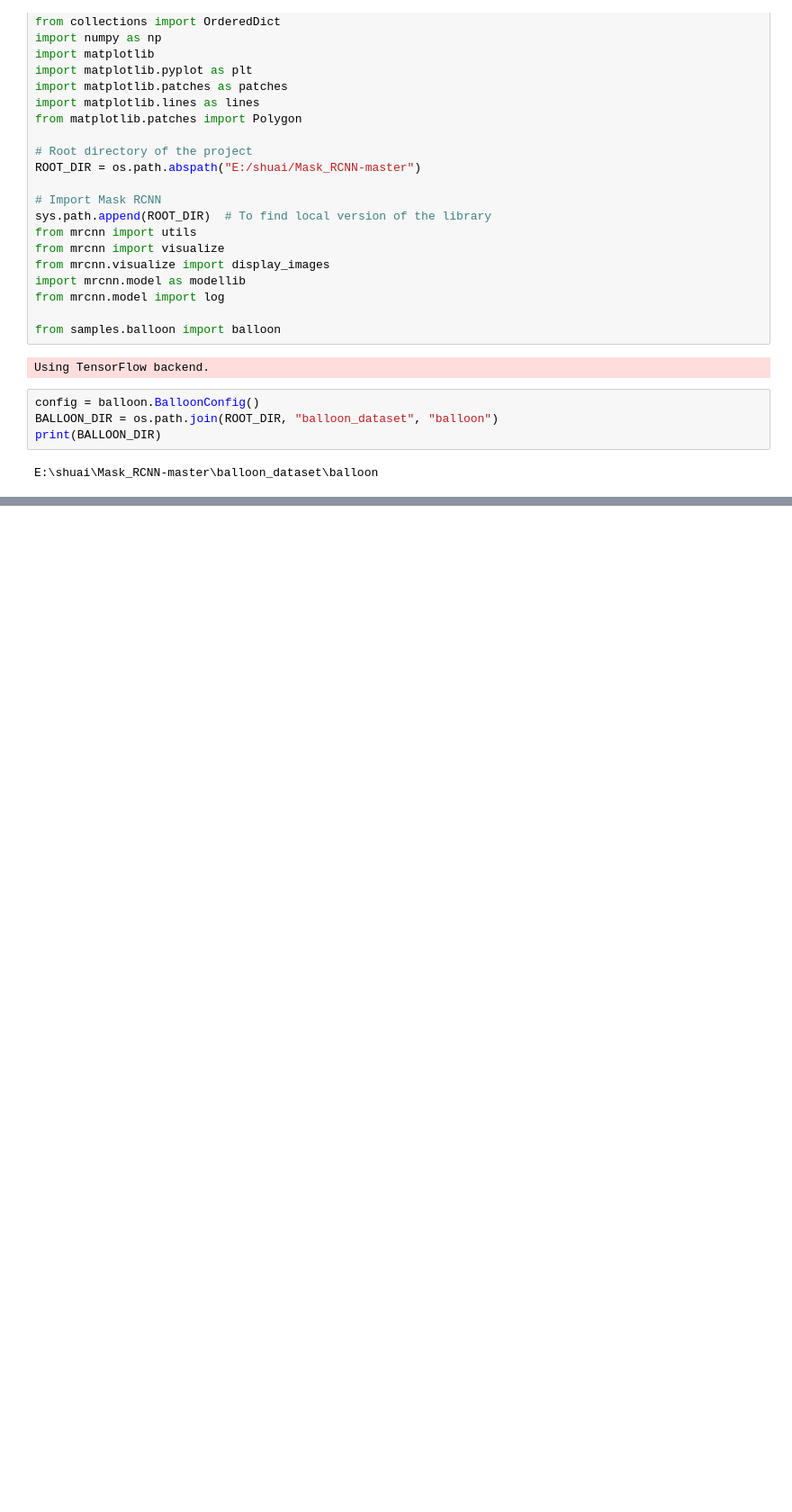
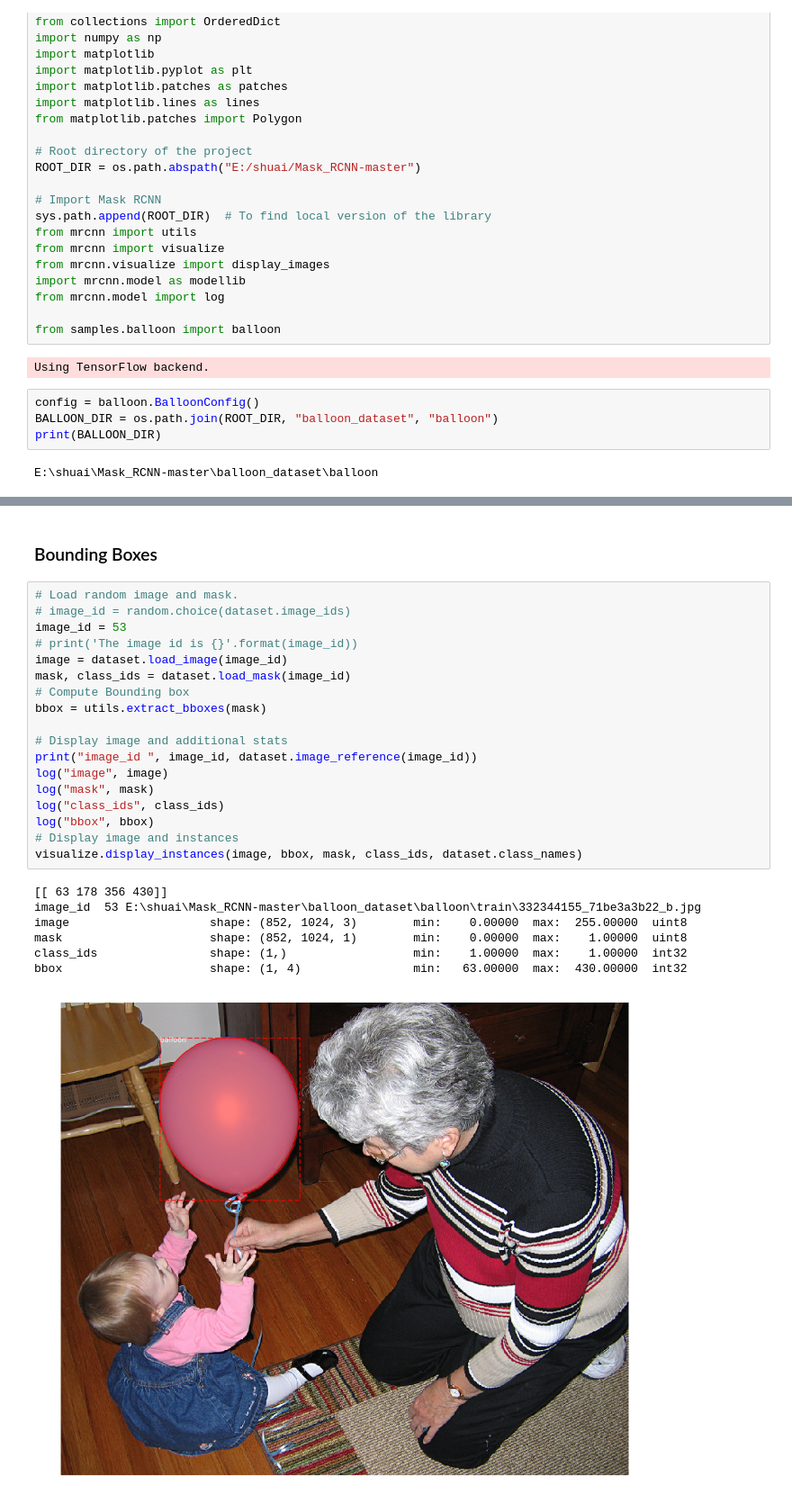
Before and after one commit to Hamiltonsjtu/Learn_code_from_MaskRCNN, a Jupyter notebook: learn_code_from_MaskRCNN.ipynb, the cells around one changed output, grey strips where cells are left out. Shown at 90% size. Cells and saved outputs as stored; diff of their text form; blank space fills up the shorter version.

```diff
--- a/learn_code_from_MaskRCNN.ipynb
+++ b/learn_code_from_MaskRCNN.ipynb
@@ -82,0 +140,28 @@ cv2.ims
+# %% [markdown]
+### Bounding Boxes
+# %%
+# Load random image and mask.
+# image_id = random.choice(dataset.image_ids)
+image_id = 53
+# print('The image id is {}'.format(image_id))
+image = dataset.load_image(image_id)
+mask, class_ids = dataset.load_mask(image_id)
+# Compute Bounding box
+bbox = utils.extract_bboxes(mask)
+
+# Display image and additional stats
+print("image_id ", image_id, dataset.image_reference(image_id))
+log("image", image)
+log("mask", mask)
+log("class_ids", class_ids)
+log("bbox", bbox)
+# Display image and instances
+visualize.display_instances(image, bbox, mask, class_ids, dataset.class_names)
+# %% [output]
+[[ 63 178 356 430]]
+image_id  53 E:\shuai\Mask_RCNN-master\balloon_dataset\balloon\train\332344155_71be3a3b22_b.jpg
+image                    shape: (852, 1024, 3)        min:    0.00000  max:  255.00000  uint8
+mask                     shape: (852, 1024, 1)        min:    0.00000  max:    1.00000  uint8
+class_ids                shape: (1,)                  min:    1.00000  max:    1.00000  int32
+bbox                     shape: (1, 4)                min:   63.00000  max:  430.00000  int32
+[figure, added]
```
Also changed, not shown: parts of 7 cells of this notebook.
